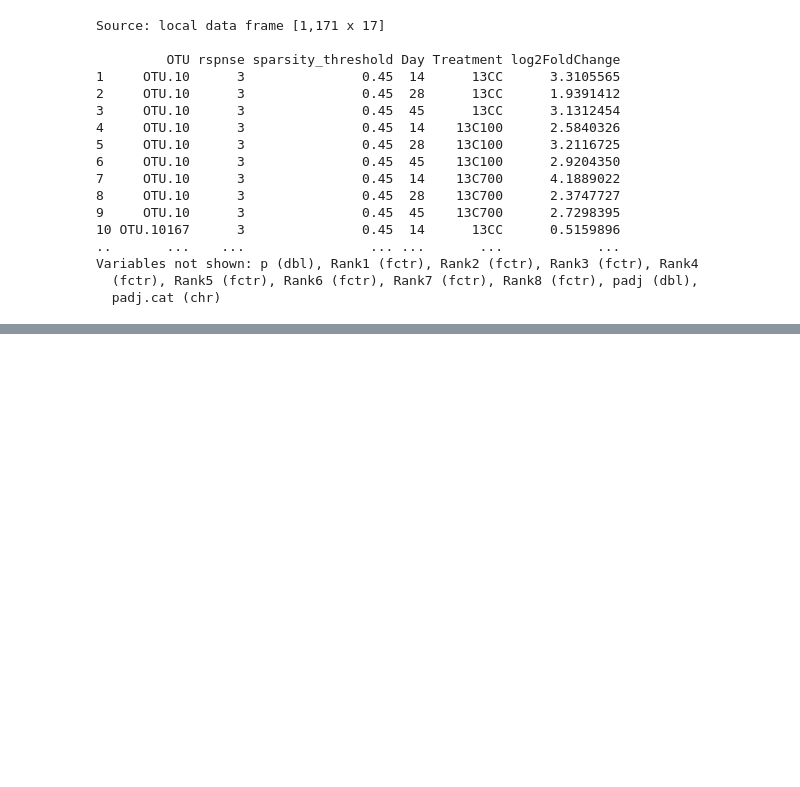
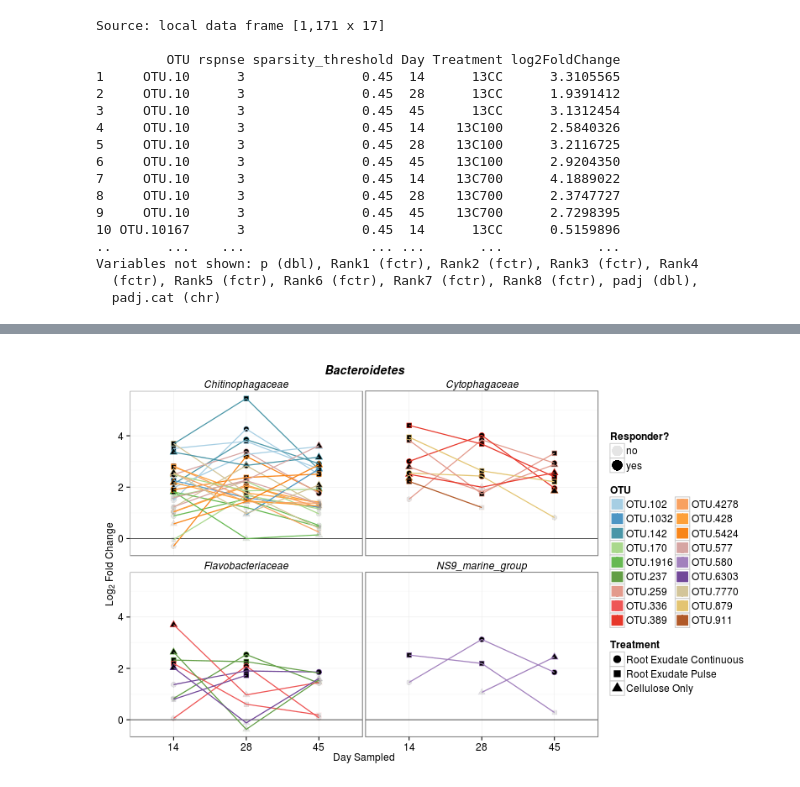
Before and after one commit to acampbellina/priming, a Jupyter notebook: Responders_over_time.ipynb, the cells around one changed output, grey strips where cells are left out. Cells and saved outputs as stored; diff of their text form; code cells hidden in the pictures; blank space fills up the shorter version.

```diff
--- a/Responders_over_time.ipynb
+++ b/Responders_over_time.ipynb
@@ -315,0 +311,54 @@ FileLink("figs/.pdf")
+# %%
+%%R -h 500 -w 800
+
+shared.resp2 = shared.resp %>%
+    filter(Rank2 == "Bacteroidetes")
+colourCount = length(unique(shared.resp2$OTU))
+getPalette = colorRampPalette(brewer.pal(colourCount, "Paired"))
+
+p2 = ggplot(shared.resp2, aes(x = factor(Day), y = log2FoldChange, group = interaction(OTU, Treatment),
+                            color = OTU, shape = Treatment))
+
+p2 = p2 + geom_hline(y = 0, color = "grey20", size = 0.4)
+
+p2 = p2 + geom_point(aes(alpha = padj.cat), fill = "black", size = 3)
+
+p2 = p2 + geom_line(size = 0.6)
+
+#p2 = p2 + scale_fill_manual(values = c("yes" = "black",
+#                                        "no" = "gainsboro"))
+
+p2 = p2 + scale_alpha_manual(values = c(0.1, 1))
+
+
+p2 = p2 + scale_shape_manual(values = c(21, 22, 24),
+                            breaks=c("13C100", "13C700", "13CC"),
+                            labels=c("Root Exudate Continuous", "Root Exudate Pulse", "Cellulose Only"))
+
+p2 = p2 + labs(x = "Day Sampled",
+             y = expression(paste("", Log[2], " Fold Change", sep = "")),
+             color = "OTU",
+             alpha = "Responder?",
+             title = "Bacteroidetes")
+
+p2 = p2 + theme_bw()
+
+p2 = p2 + theme(axis.text = element_text(size = 12),
+                axis.title = element_text(size = 12),
+                plot.title = element_text(size = 14, face = "bold.italic"),
+                legend.text = element_text(size = 12),
+                legend.title = element_text(size = 12),
+                strip.background = element_blank(),
+                strip.text = element_text(size = 12, face = "italic"))
+
+p2 = p2 + guides(color = guide_legend(override.aes = list(size = 6), ncol = 2))
+p2 = p2 + guides(shape = guide_legend(override.aes = list(size = 4)))
+p2 = p2 + guides(alpha = guide_legend(override.aes = list(size = 6)))
+
+p2 = p2 + scale_color_manual(values = getPalette(colourCount), na.value = "grey50")
+
+p2 = p2 + facet_wrap(~Rank5)
+
+p2
+# %% [output]
+[figure, added]
```
Also changed, not shown: parts of 17 cells of this notebook.
